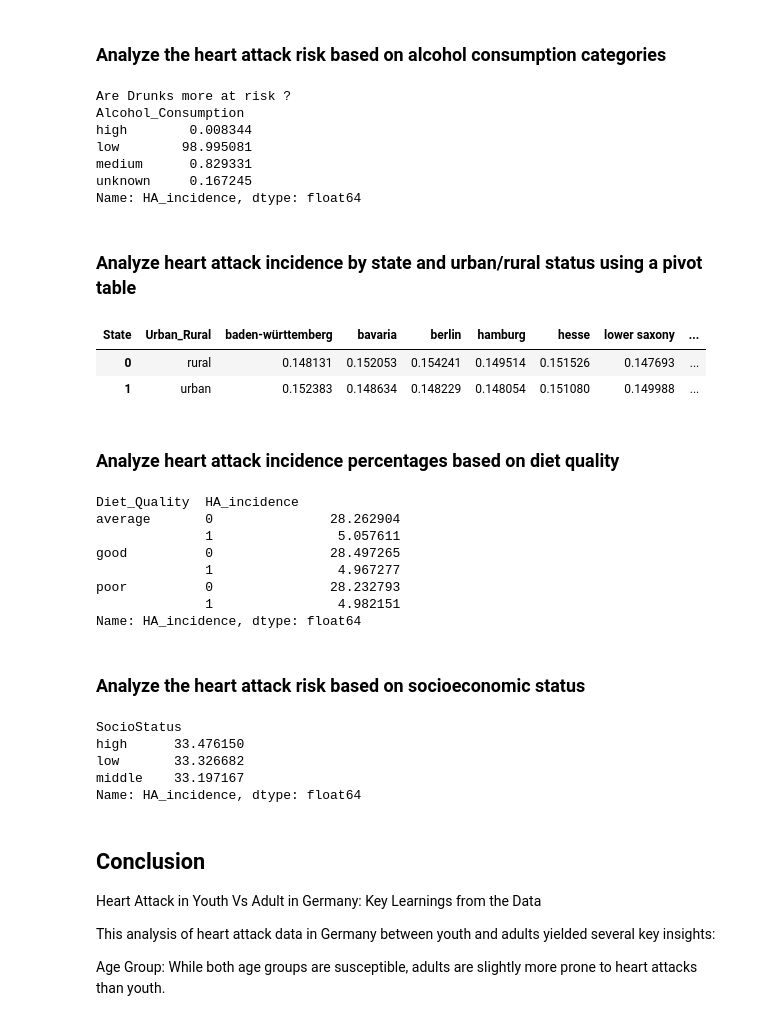
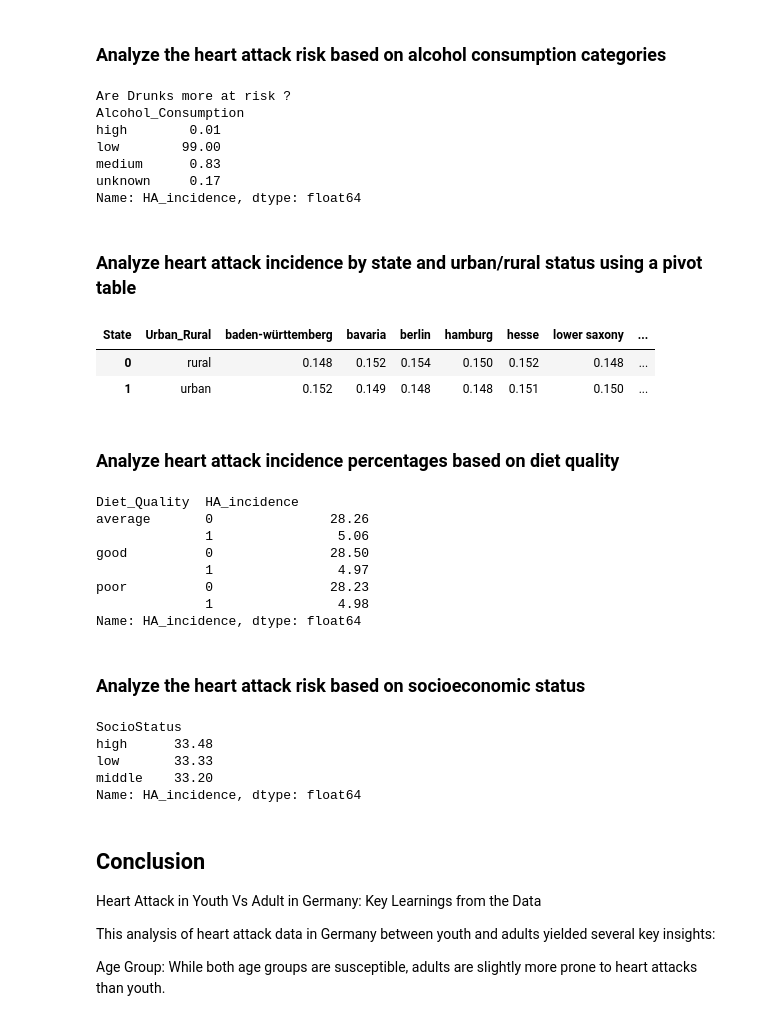
Before and after one commit to AxelCope/heart_attack_portfolio, a Jupyter notebook: heart_attack.ipynb, the cells around one changed output. Drawn from its saved outputs; the diff is of its cells as text; code cells hidden in the pictures.

```diff
--- a/heart_attack.ipynb
+++ b/heart_attack.ipynb
@@ -282,36 +302,36 @@ alc_case = ht_new.groupby('Alcohol_Consumption')['HA_incidence'].count()
 alcohol_cases = (alc_case / total_cases) * 100
 
 # Print the heart attack risk for different levels of alcohol consumption
-print(f"Are Drunks more at risk ?\n{alcohol_cases}")
+print(f"Are Drunks more at risk ?\n{round(alcohol_cases, 2)}")
 # %% [output]
 Are Drunks more at risk ?
 Alcohol_Consumption
-high        0.008344
-low        98.995081
-medium      0.829331
-unknown     0.167245
+high        0.01
+low        99.00
+medium      0.83
+unknown     0.17
 Name: HA_incidence, dtype: float64
 # %% [markdown]
 ### Analyze heart attack incidence by state and urban/rural status using a pivot table
 # %%
 # Calculate the mean heart attack incidence for each state and convert it to percentage
 ht_new.groupby('State')['HA_incidence'].mean() * 100
 
 # Create a pivot table to analyze the average heart attack incidence by 'State' and 'Urban_Rural'
 states_char = pd.pivot_table(
     ht_new,
     columns='State',
     index='Urban_Rural',
     values='HA_incidence',  # You can change this column to count occurrences if needed
     aggfunc='mean'
 ).reset_index()
 
 # Display the pivot table with average heart attack incidences for each state and urban/rural status
-states_char
+round(states_char,3)
 # %% [output]
 | State | Urban_Rural | baden-württemberg | bavaria | berlin | hamburg | hesse | lower saxony | ... |
-| 0 | rural | 0.148131 | 0.152053 | 0.154241 | 0.149514 | 0.151526 | 0.147693 | ... |
-| 1 | urban | 0.152383 | 0.148634 | 0.148229 | 0.148054 | 0.151080 | 0.149988 | ... |
+| 0 | rural | 0.148 | 0.152 | 0.154 | 0.150 | 0.152 | 0.148 | ... |
+| 1 | urban | 0.152 | 0.149 | 0.148 | 0.148 | 0.151 | 0.150 | ... |
 # %% [markdown]
 ### Analyze heart attack incidence percentages based on diet quality
 # %%
@@ -325,15 +345,15 @@ by_case = ht_new.groupby(['Diet_Quality', 'HA_incidence'])['HA_incidence'].count
 fine = (by_case / total) * 100
 
 # Display the heart attack incidence percentage by diet quality
-fine
+round(fine, 2)
 # %% [output]
 Diet_Quality  HA_incidence
-average       0               28.262904
-              1                5.057611
-good          0               28.497265
-              1                4.967277
-poor          0               28.232793
-              1                4.982151
+average       0               28.26
+              1                5.06
+good          0               28.50
+              1                4.97
+poor          0               28.23
+              1                4.98
 Name: HA_incidence, dtype: float64
 # %% [markdown]
 ### Analyze the heart attack risk based on socioeconomic status
@@ -344,12 +364,12 @@ income_bycase = ht_new.groupby('SocioStatus')['HA_incidence'].count()
 
 income = (income_bycase/total_income)*100
 
-income
+round(income, 2)
 # %% [output]
 SocioStatus
-high      33.476150
-low       33.326682
-middle    33.197167
+high      33.48
+low       33.33
+middle    33.20
 Name: HA_incidence, dtype: float64
 # %% [markdown]
 ## Conclusion
```
Also changed, not shown: parts of 7 cells of this notebook.
